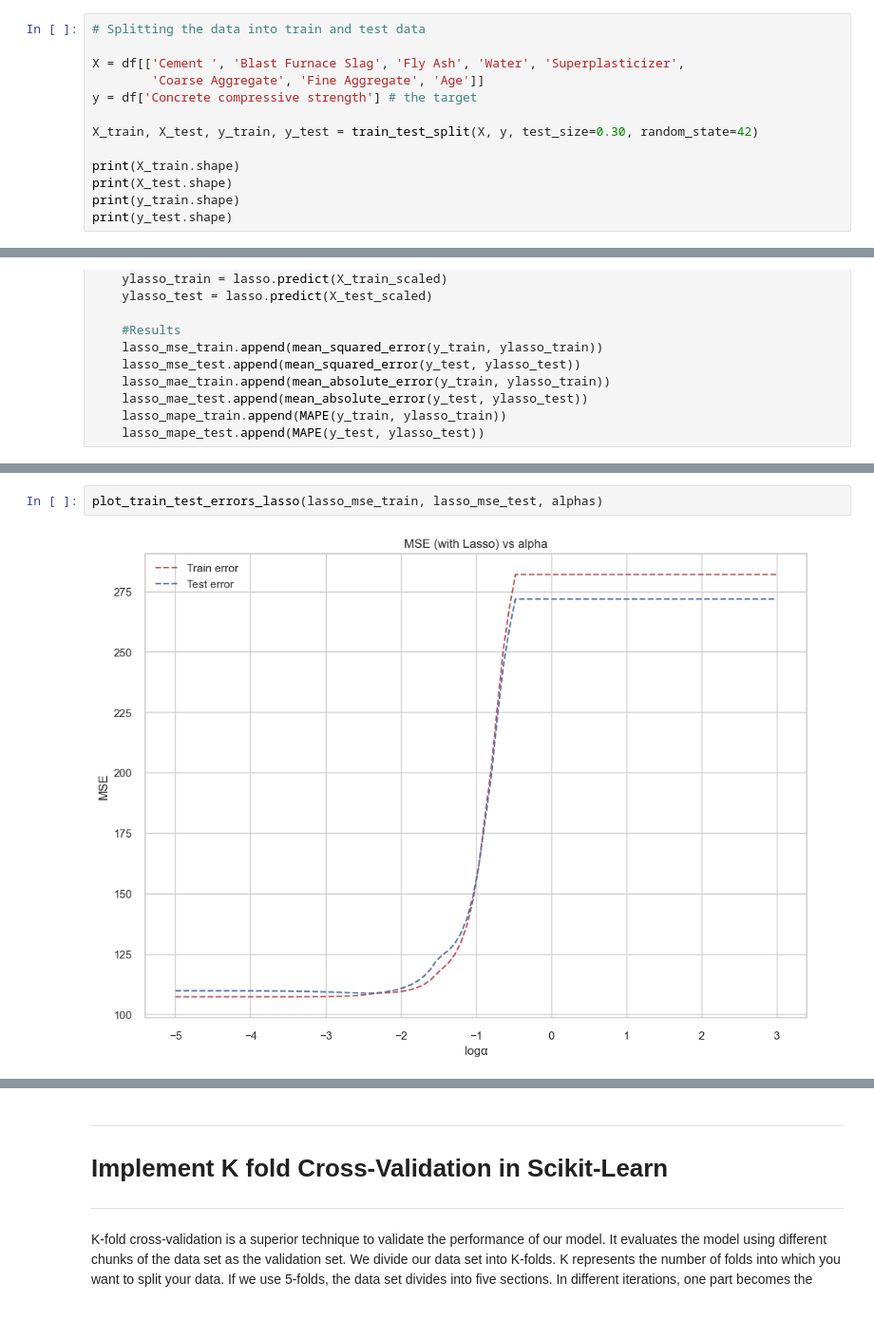
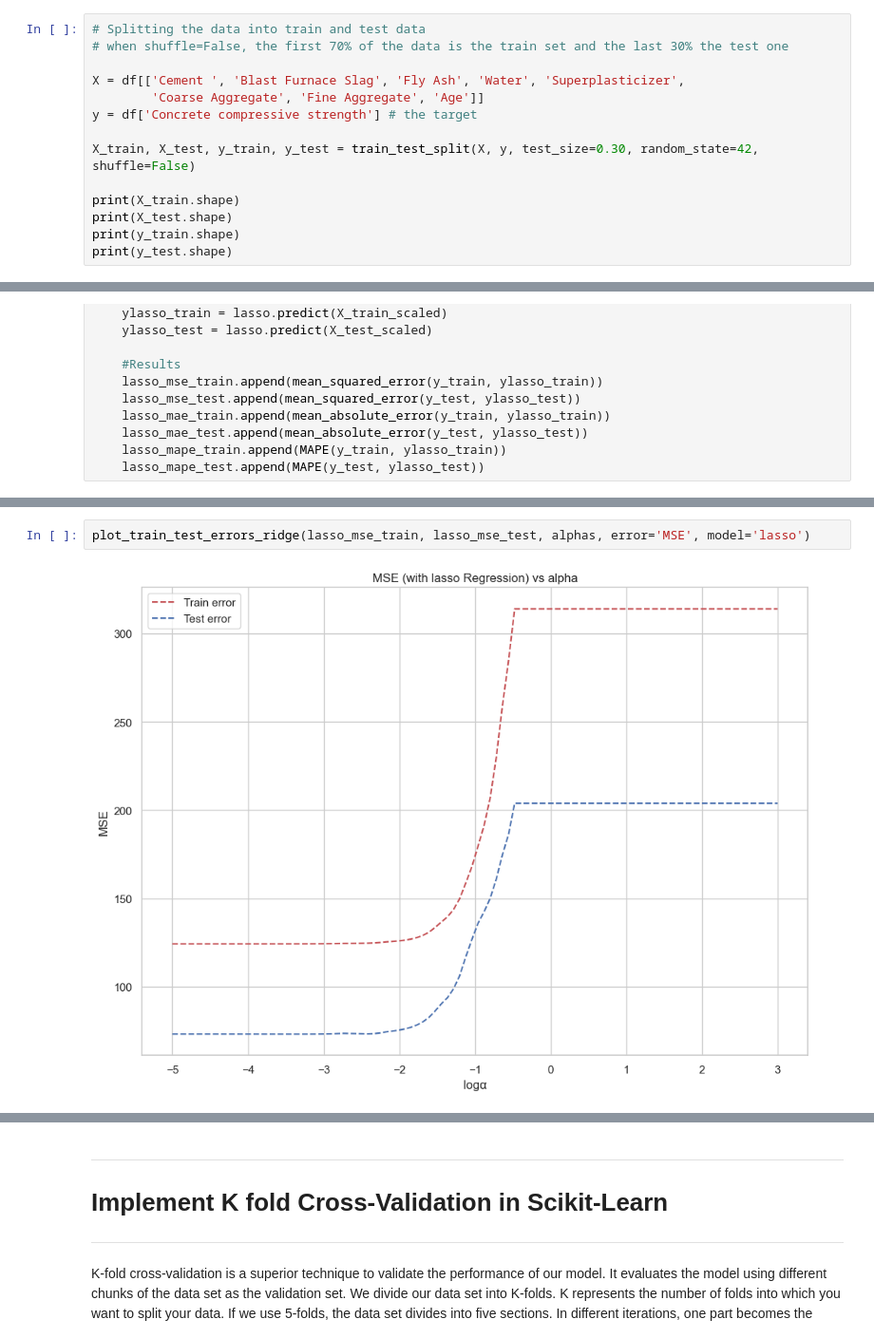
Before and after one commit to kcristinaa/ML-course, a Jupyter notebook: Πρόβλημα2.ipynb, the cells around one changed output, grey strips where cells are left out. Shown at 95% size. Cells and saved outputs as stored; diff of their text form.

```diff
--- a/Πρόβλημα2.ipynb
+++ b/Πρόβλημα2.ipynb
@@ -110,11 +96,12 @@ plt.savefig("visualizations/assignment2/correlation_matrix_.png",bbox_inches='ti
 # %%
 # Splitting the data into train and test data
+# when shuffle=False, the first 70% of the data is the train set and the last 30% the test one
 
 X = df[['Cement ', 'Blast Furnace Slag', 'Fly Ash', 'Water', 'Superplasticizer',
         'Coarse Aggregate', 'Fine Aggregate', 'Age']]
 y = df['Concrete compressive strength'] # the target
 
-X_train, X_test, y_train, y_test = train_test_split(X, y, test_size=0.30, random_state=42)
+X_train, X_test, y_train, y_test = train_test_split(X, y, test_size=0.30, random_state=42, shuffle=False)
 
 print(X_train.shape)
 print(X_test.shape)
@@ -338,4 +391,4 @@ for alpha in alphas:
 # %%
-plot_train_test_errors_lasso(lasso_mse_train, lasso_mse_test, alphas)
+plot_train_test_errors_ridge(lasso_mse_train, lasso_mse_test, alphas, error='MSE', model='lasso')
 # %% [output]
-[figure, old version]
+[figure, new version]
```
Also changed, not shown: parts of 37 cells of this notebook, 13 other files.
